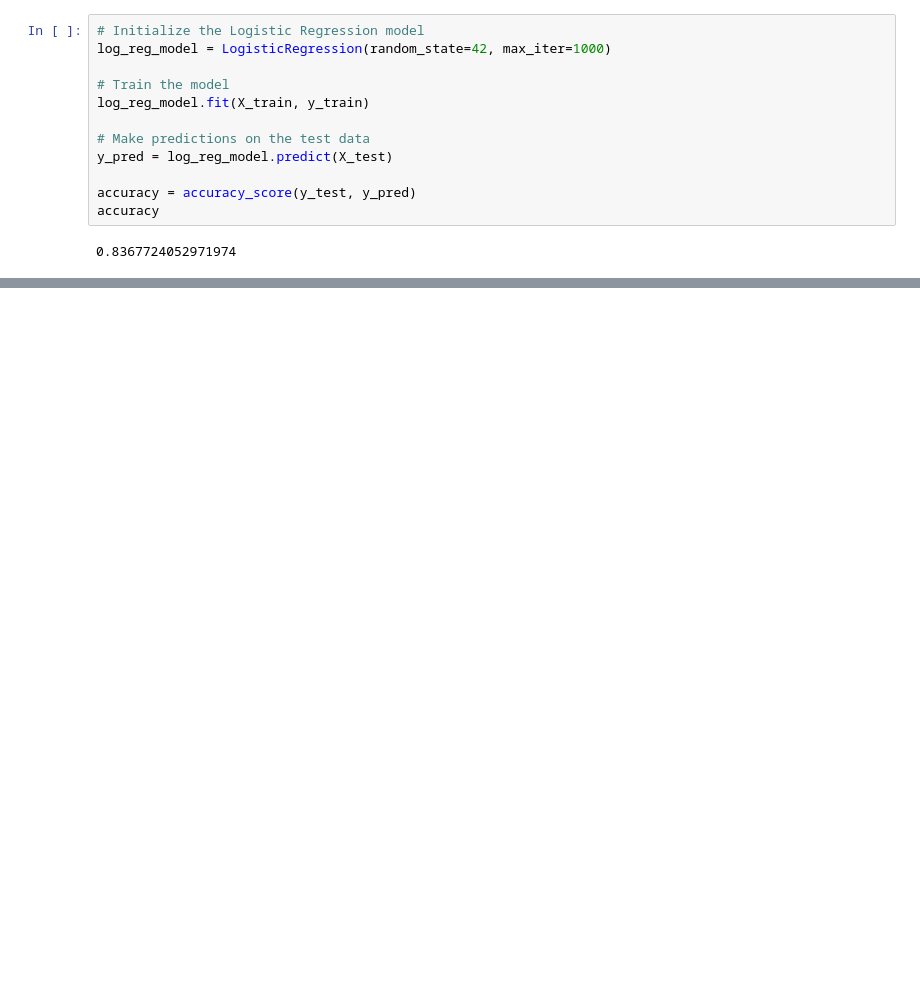
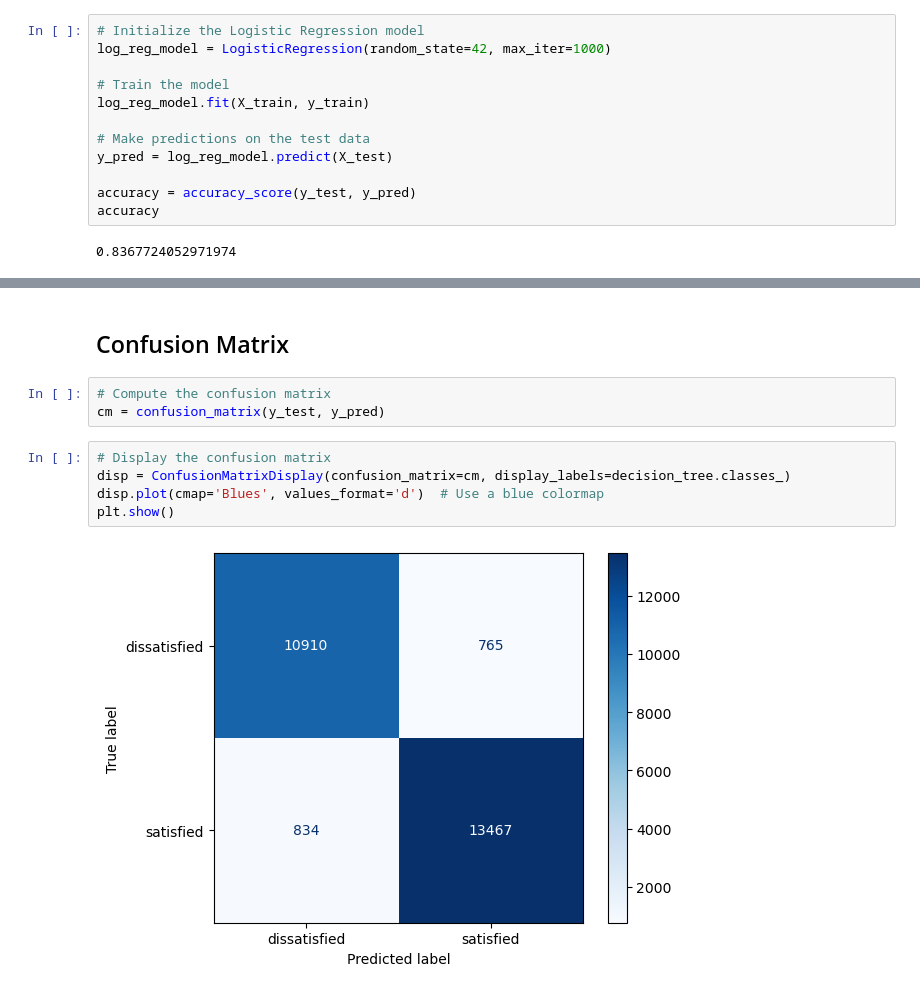
Before and after one commit to Jayrikers/Phase3_Project, a Jupyter notebook: Untitled.ipynb, the cells around one changed output, grey strips where cells are left out. Cells and saved outputs as stored; diff of their text form; blank space fills up the shorter version.

```diff
--- a/Untitled.ipynb
+++ b/Untitled.ipynb
@@ -419,0 +412,12 @@ plt.show()
+# %% [markdown]
+## Confusion Matrix
+# %%
+# Compute the confusion matrix
+cm = confusion_matrix(y_test, y_pred)
+# %%
+# Display the confusion matrix
+disp = ConfusionMatrixDisplay(confusion_matrix=cm, display_labels=decision_tree.classes_)
+disp.plot(cmap='Blues', values_format='d')  # Use a blue colormap
+plt.show()
+# %% [output]
+[figure, added]
```
Also changed, not shown: parts of 14 cells of this notebook, 1 other file.
